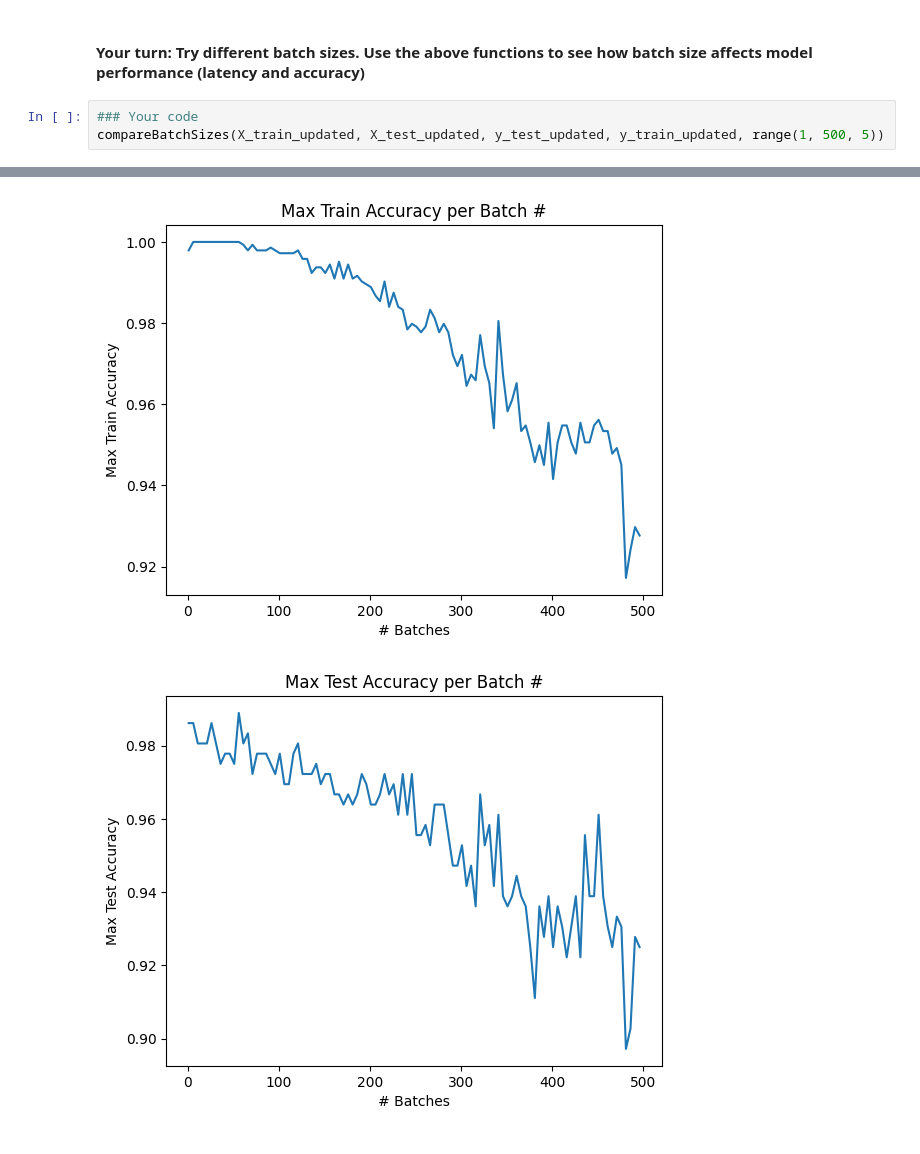
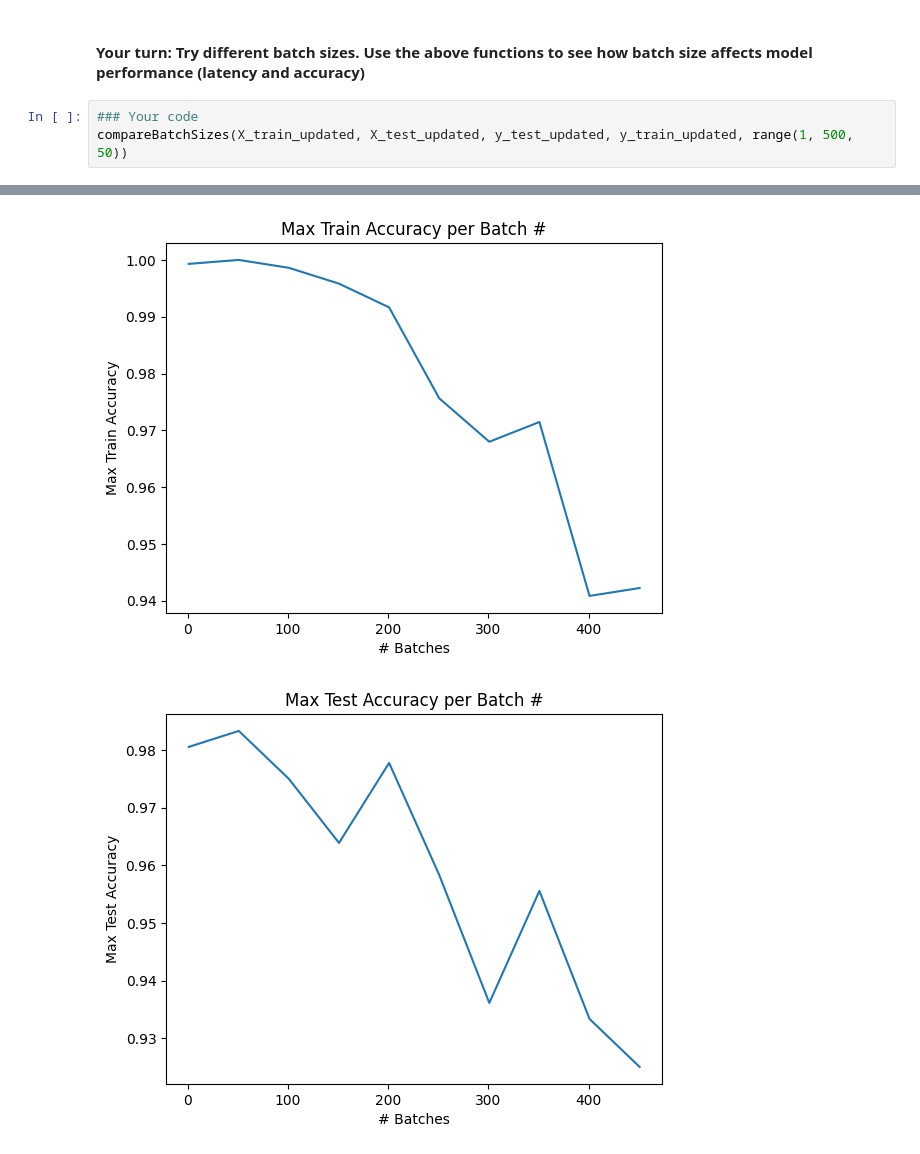
Before and after one commit to aimlworkshop/workshop, a Jupyter notebook: Session1/supervised_answers.ipynb, the cells around one changed output, grey strips where cells are left out. Saved outputs shown, nothing was run; the diff lists cells and outputs as text.

```diff
--- a/Session1/supervised_answers.ipynb
+++ b/Session1/supervised_answers.ipynb
@@ -355,5 +365,5 @@ showFeatureImportance(model, X_test_updated, y_test_updated)
 #### Your turn: Try different batch sizes. Use the above functions to see how batch size affects model performance (latency and accuracy)
 # %%
 ### Your code
-compareBatchSizes(X_train_updated, X_test_updated, y_test_updated, y_train_updated, range(1, 500, 5))
+compareBatchSizes(X_train_updated, X_test_updated, y_test_updated, y_train_updated, range(1, 500, 50))
 # %% [output]
@@ -361,2 +371,2 @@ compareBatchSizes(X_train_updated, X_test_updated, y_test_updated, y_train_updat
-[figure, old version]
+[figure, new version]
-[figure, old version]
+[figure, new version]
```
Also changed, not shown: parts of 11 cells of this notebook, 3 other files.
